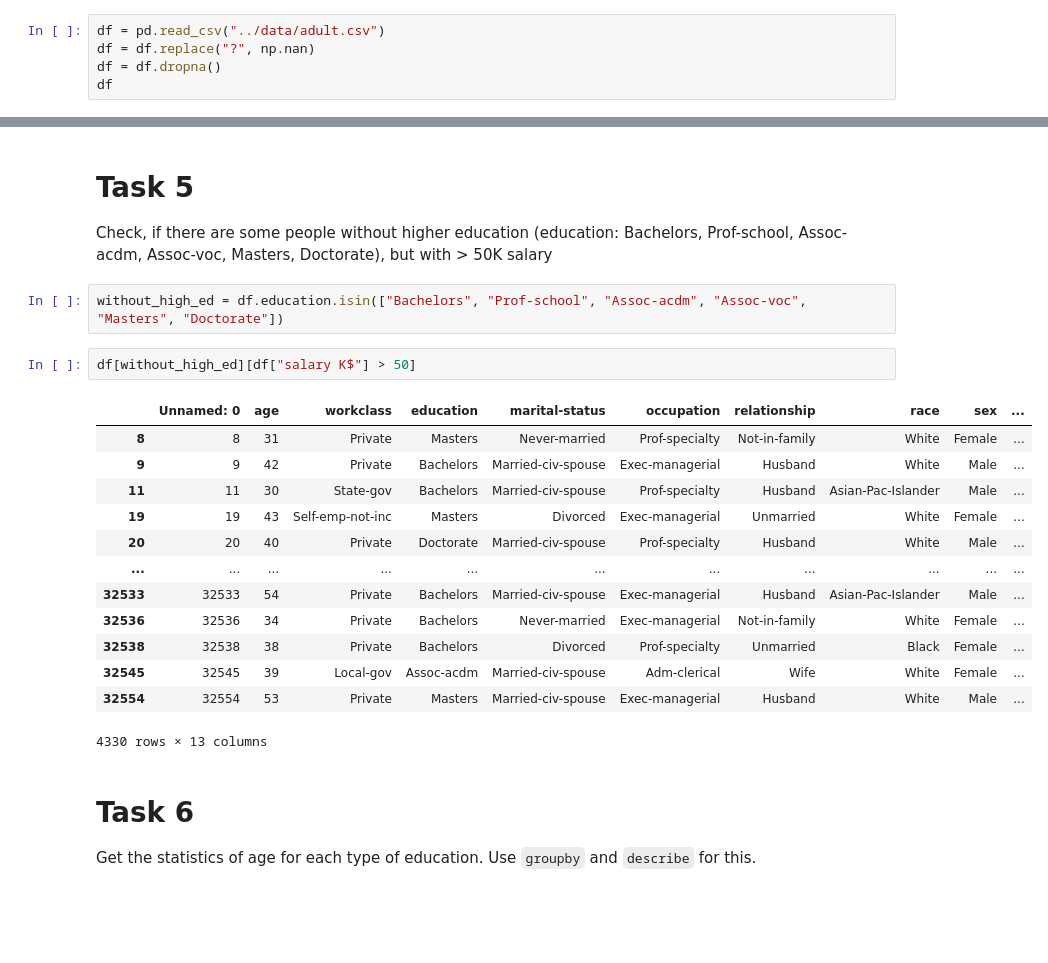
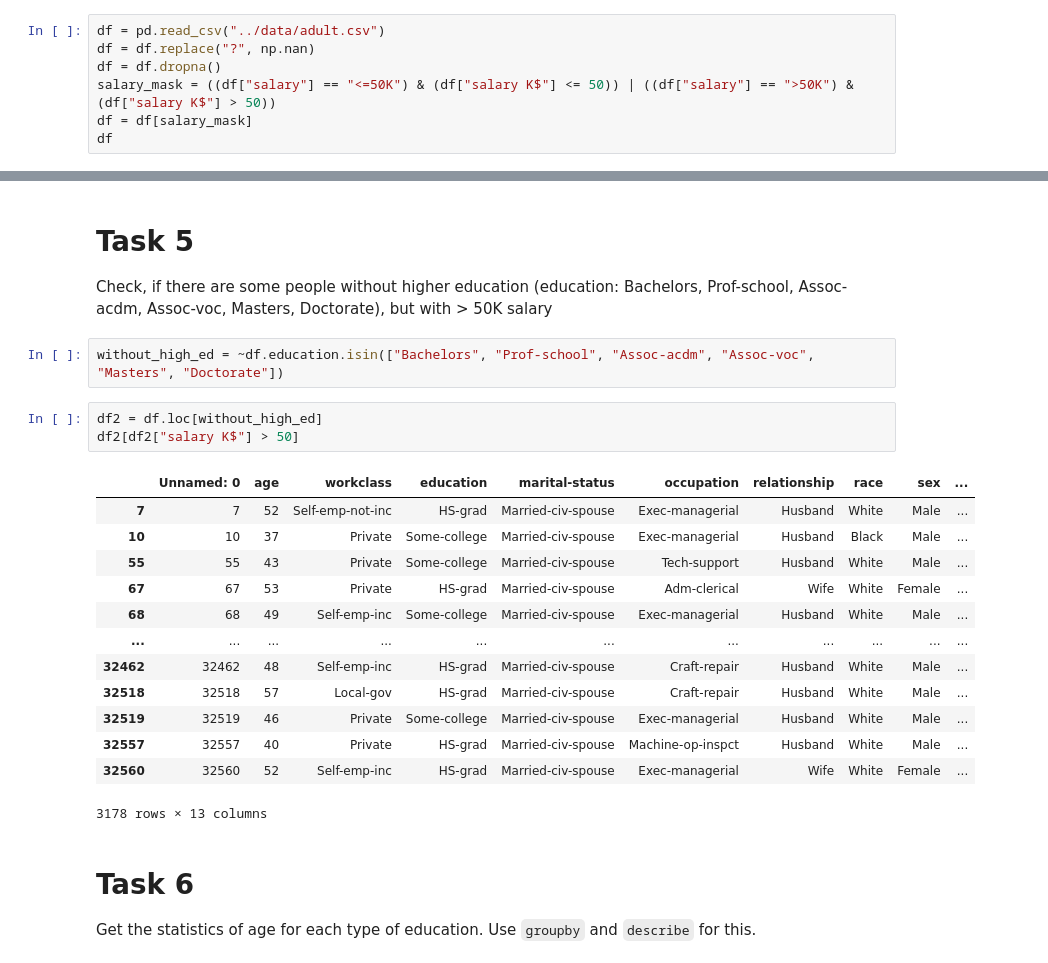
Before and after one commit to mate-academy/py-adult-data-analysis, a Jupyter notebook: app/main.ipynb, the cells around one changed output, grey strips where cells are left out. Drawn from its saved outputs; the diff is of its cells as text; blank space fills up the shorter version.

```diff
--- a/app/main.ipynb
+++ b/app/main.ipynb
@@ -10,6 +10,8 @@ Also check for data correctness (salary & salary $K).
 df = pd.read_csv("../data/adult.csv")
 df = df.replace("?", np.nan)
 df = df.dropna()
+salary_mask = ((df["salary"] == "<=50K") & (df["salary K$"] <= 50)) | ((df["salary"] == ">50K") & (df["salary K$"] > 50))
+df = df[salary_mask]
 df
 # %% [output]
 |  | Unnamed: 0 | age | workclass | education | marital-status | occupation | relationship | race | sex | ... |
@@ -106,23 +96,24 @@ pd.DataFrame({
 # Task 5
 Check, if there are some people without higher education (education: Bachelors, Prof-school, Assoc-acdm, Assoc-voc, Masters, Doctorate), but with > 50K salary
 # %%
-without_high_ed = df.education.isin(["Bachelors", "Prof-school", "Assoc-acdm", "Assoc-voc", "Masters", "Doctorate"])
+without_high_ed = ~df.education.isin(["Bachelors", "Prof-school", "Assoc-acdm", "Assoc-voc", "Masters", "Doctorate"])
 # %%
-df[without_high_ed][df["salary K$"] > 50]
+df2 = df.loc[without_high_ed]
+df2[df2["salary K$"] > 50]
 # %% [output]
 |  | Unnamed: 0 | age | workclass | education | marital-status | occupation | relationship | race | sex | ... |
-| 8 | 8 | 31 | Private | Masters | Never-married | Prof-specialty | Not-in-family | White | Female | ... |
-| 9 | 9 | 42 | Private | Bachelors | Married-civ-spouse | Exec-managerial | Husband | White | Male | ... |
-| 11 | 11 | 30 | State-gov | Bachelors | Married-civ-spouse | Prof-specialty | Husband | Asian-Pac-Islander | Male | ... |
-| 19 | 19 | 43 | Self-emp-not-inc | Masters | Divorced | Exec-managerial | Unmarried | White | Female | ... |
-| 20 | 20 | 40 | Private | Doctorate | Married-civ-spouse | Prof-specialty | Husband | White | Male | ... |
+| 7 | 7 | 52 | Self-emp-not-inc | HS-grad | Married-civ-spouse | Exec-managerial | Husband | White | Male | ... |
+| 10 | 10 | 37 | Private | Some-college | Married-civ-spouse | Exec-managerial | Husband | Black | Male | ... |
+| 55 | 55 | 43 | Private | Some-college | Married-civ-spouse | Tech-support | Husband | White | Male | ... |
+| 67 | 67 | 53 | Private | HS-grad | Married-civ-spouse | Adm-clerical | Wife | White | Female | ... |
+| 68 | 68 | 49 | Self-emp-inc | Some-college | Married-civ-spouse | Exec-managerial | Husband | White | Male | ... |
 | ... | ... | ... | ... | ... | ... | ... | ... | ... | ... | ... |
-| 32533 | 32533 | 54 | Private | Bachelors | Married-civ-spouse | Exec-managerial | Husband | Asian-Pac-Islander | Male | ... |
-| 32536 | 32536 | 34 | Private | Bachelors | Never-married | Exec-managerial | Not-in-family | White | Female | ... |
-| 32538 | 32538 | 38 | Private | Bachelors | Divorced | Prof-specialty | Unmarried | Black | Female | ... |
-| 32545 | 32545 | 39 | Local-gov | Assoc-acdm | Married-civ-spouse | Adm-clerical | Wife | White | Female | ... |
-| 32554 | 32554 | 53 | Private | Masters | Married-civ-spouse | Exec-managerial | Husband | White | Male | ... |
+| 32462 | 32462 | 48 | Self-emp-inc | HS-grad | Married-civ-spouse | Craft-repair | Husband | White | Male | ... |
+| 32518 | 32518 | 57 | Local-gov | HS-grad | Married-civ-spouse | Craft-repair | Husband | White | Male | ... |
+| 32519 | 32519 | 46 | Private | Some-college | Married-civ-spouse | Exec-managerial | Husband | White | Male | ... |
+| 32557 | 32557 | 40 | Private | HS-grad | Married-civ-spouse | Machine-op-inspct | Husband | White | Male | ... |
+| 32560 | 32560 | 52 | Self-emp-inc | HS-grad | Married-civ-spouse | Exec-managerial | Wife | White | Female | ... |
-4330 rows × 13 columns
+3178 rows × 13 columns
 # %% [markdown]
 # Task 6
 Get the statistics of age for each type of education. Use `groupby` and `describe` for this.
```
Also changed, not shown: parts of 3 cells of this notebook.
